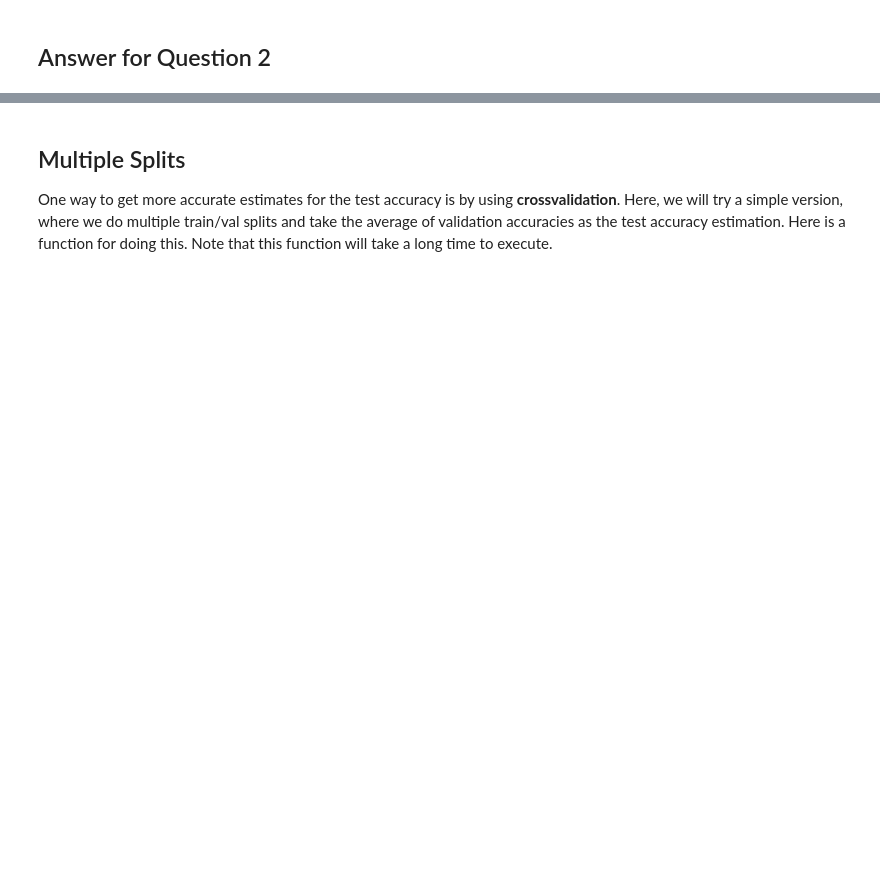
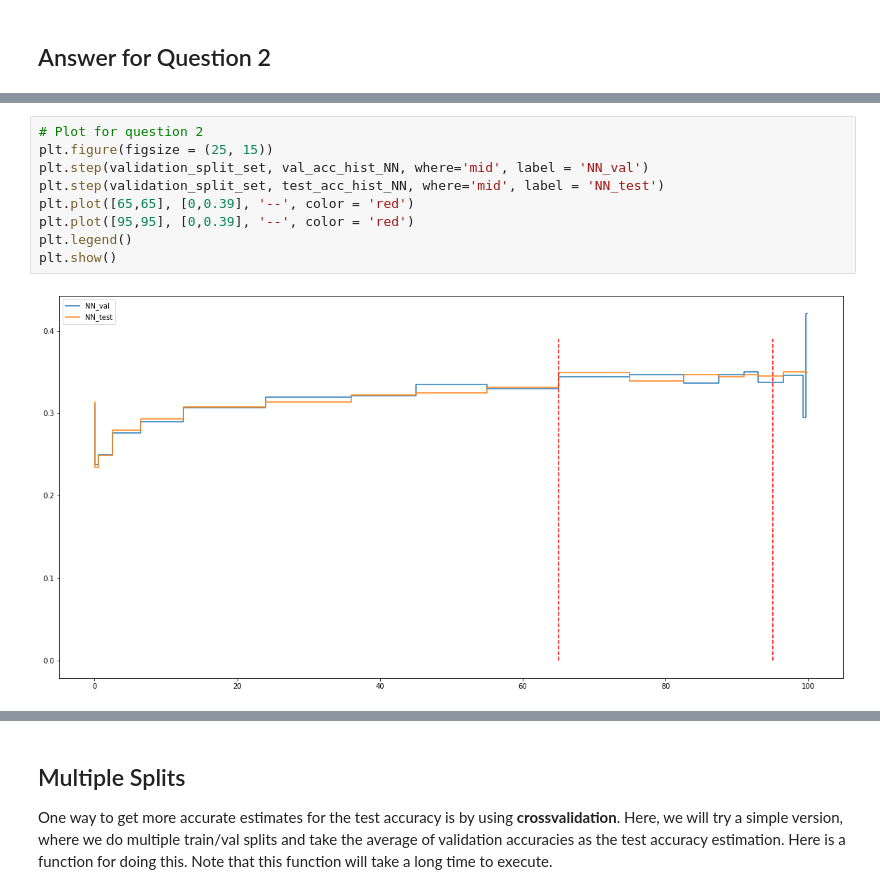
Before and after one commit to 5ury4pr454th/fmml-labs, a Jupyter notebook: Lab2_MLPractice.ipynb, the cells around one changed output, grey strips where cells are left out. Drawn from its saved outputs; the diff is of its cells as text; blank space fills up the shorter version.

```diff
--- a/Lab2_MLPractice.ipynb
+++ b/Lab2_MLPractice.ipynb
@@ -240,2 +251,13 @@ plt.show()
+# %%
+# Plot for question 2
+plt.figure(figsize = (25, 15))
+plt.step(validation_split_set, val_acc_hist_NN, where='mid', label = 'NN_val')
+plt.step(validation_split_set, test_acc_hist_NN, where='mid', label = 'NN_test')
+plt.plot([65,65], [0,0.39], '--', color = 'red')
+plt.plot([95,95], [0,0.39], '--', color = 'red')
+plt.legend()
+plt.show()
+# %% [output]
+[figure, added]
 # %%
 # Plot for question 2
```
Also changed, not shown: parts of 15 cells of this notebook.
